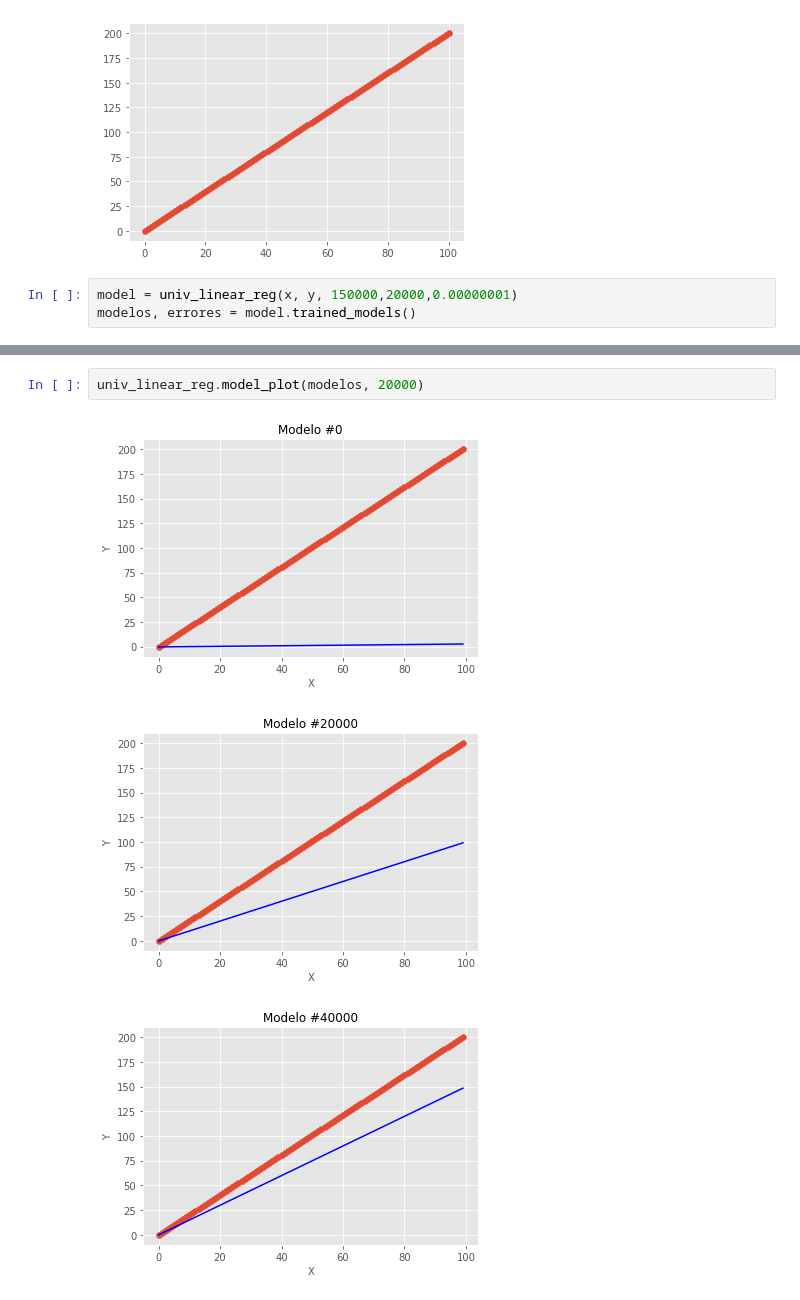
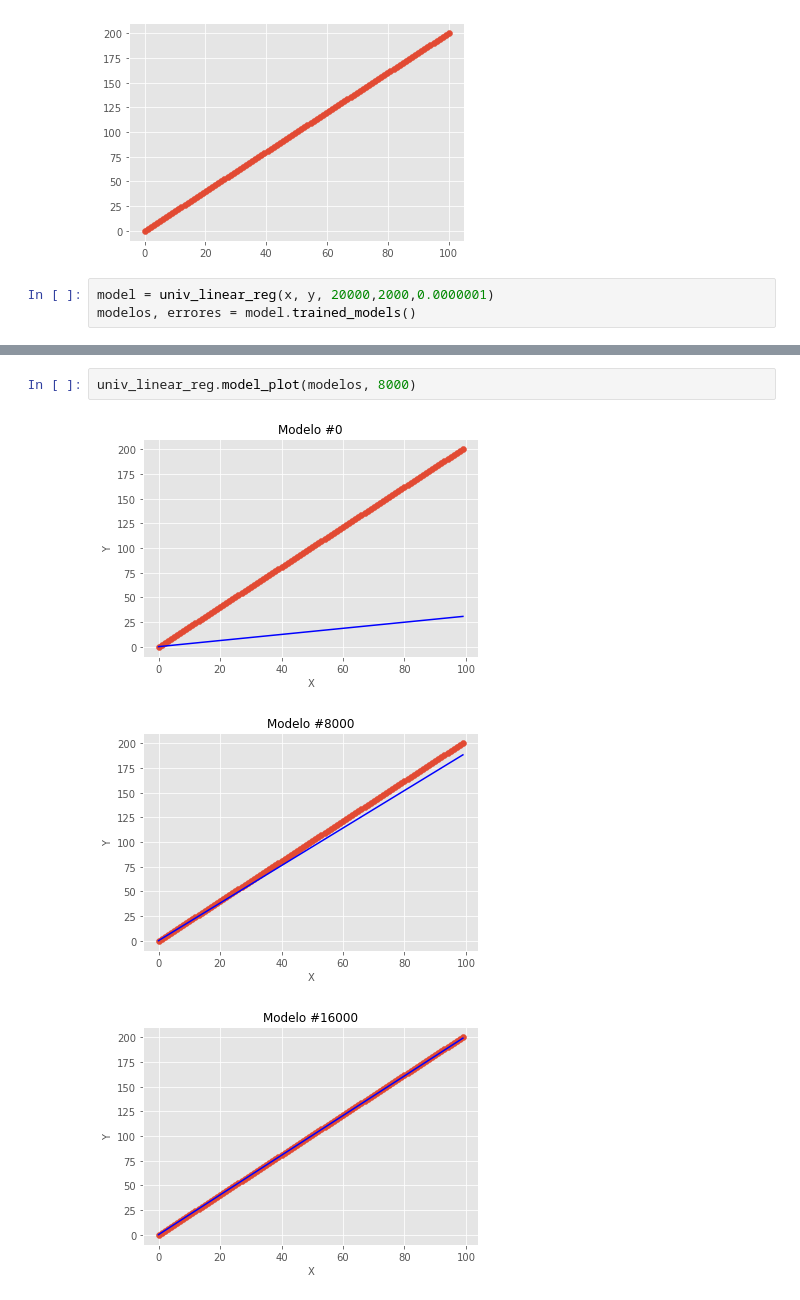
Before and after one commit to ramonescobar/final_project, a Jupyter notebook: Proyecto Final.ipynb, the cells around one changed output, grey strips where cells are left out. Drawn from its saved outputs; the diff is of its cells as text.

```diff
--- a/Proyecto Final.ipynb
+++ b/Proyecto Final.ipynb
@@ -175,7 +173,7 @@ plt.scatter(x,y)
 <matplotlib.collections.PathCollection at 0x...>
 [figure]
 # %%
-model = univ_linear_reg(x, y, 150000,20000,0.00000001)
+model = univ_linear_reg(x, y, 20000,2000,0.0000001)
 modelos, errores = model.trained_models()
 # %% [output]
 Iteración:  0
@@ -202,6 +200,6 @@ univ_linear_reg.error_plot(errores)
 # %%
-univ_linear_reg.model_plot(modelos, 20000)
+univ_linear_reg.model_plot(modelos, 8000)
 # %% [output]
-[figure, old version]
+[figure, new version]
-[figure, old version]
+[figure, new version]
-[figure, old version]
+[figure, new version]
```
Also changed, not shown: parts of 15 cells of this notebook, 1 other file.
